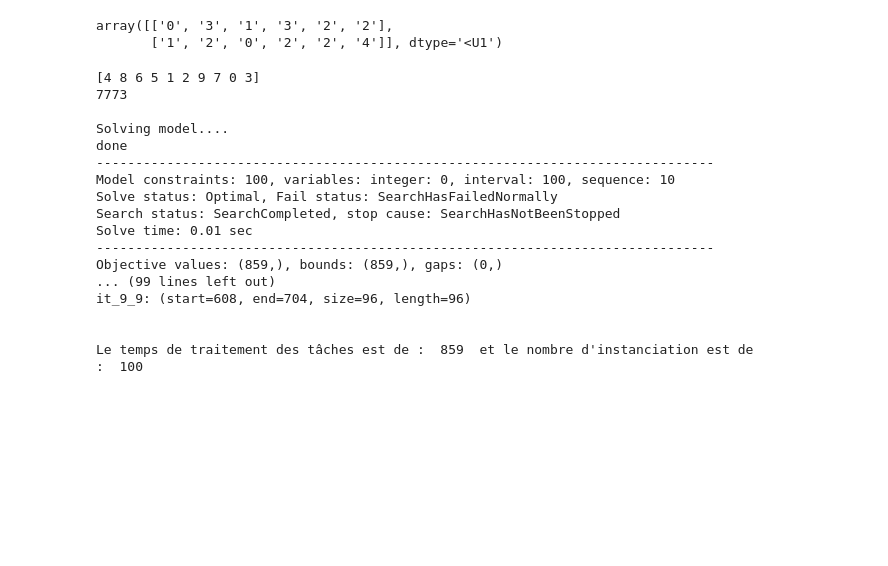
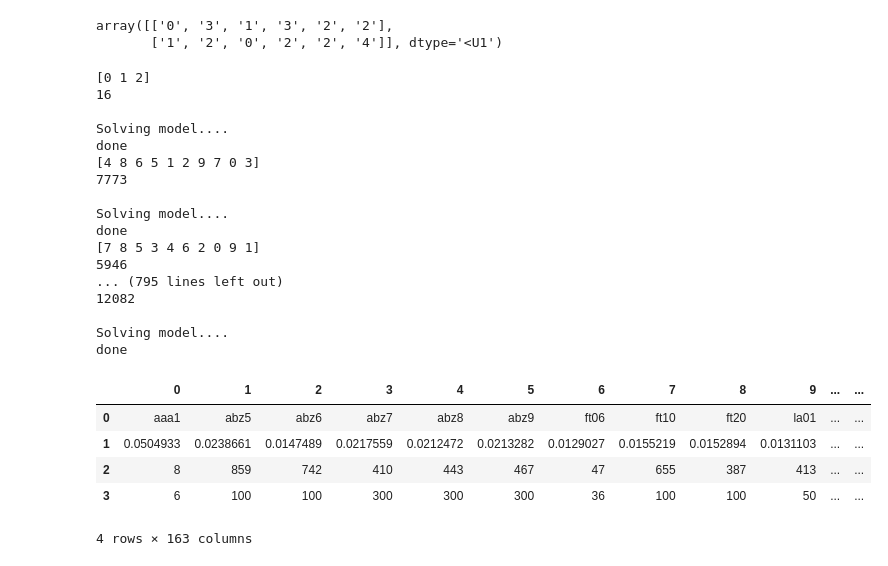
Before and after one commit to PremBamrung/metaheuristique, a Jupyter notebook: notebook/Cplex instances test.ipynb, the cells around one changed output. Drawn from its saved outputs; the diff is of its cells as text; code cells hidden in the pictures; blank space fills up the shorter version.

```diff
--- a/notebook/Cplex instances test.ipynb
+++ b/notebook/Cplex instances test.ipynb
@@ -146,36 +147,59 @@ data
 array([['0', '3', '1', '3', '2', '2'],
        ['1', '2', '0', '2', '2', '4']], dtype='<U1')
 # %%
+path = "/home/bamrung/Documents/metaheuristique/template-jobshop/instances"
+
+files = r.get_files(path)[1:]
 
 Duration = []
 Instances = []
+runtimes=[]
+instances=[]
 
+for f in files:
+    # read one instance and output a data matrix
+    data = r.read_instance(f)
 
-
-# read one instance and output a data matrix
-data = r.read_instance(files[1])
-# Create machine and duration matrixes here on the varible data
-machines = r.get_machines(data)
-duration = r.get_duration(data)
-# apply model
-solution, nb_instance = solver(machines, duration)
-Duration.append(solution)
-Instances.append(nb_instance)
+    try:
+        # Create machine and duration matrixes here on the varible data
+        machines = r.get_machines(data)
+        duration = r.get_duration(data)
+        # apply model
+        solution, nb_instance,runtime = solver(machines, duration)
+        instances.append(f.split("/")[-1])
+        Duration.append(solution)
+        Instances.append(nb_instance)
+        runtimes.append(runtime)
+    except:
+        print("Error with instances")
+        instances.append(f.split("/")[-1])
+        Duration.append("error")
+        Instances.append("error")
+        runtimes.append("error")
 # %% [output]
+[0 1 2]
+16
+
+Solving model....
+done
 [4 8 6 5 1 2 9 7 0 3]
 7773
 
 Solving model....
 done
--------------------------------------------------------------------------------
-Model constraints: 100, variables: integer: 0, interval: 100, sequence: 10
-Solve status: Optimal, Fail status: SearchHasFailedNormally
-Search status: SearchCompleted, stop cause: SearchHasNotBeenStopped
-Solve time: 0.01 sec
--------------------------------------------------------------------------------
-Objective values: (859,), bounds: (859,), gaps: (0,)
-... (99 lines left out)
-it_9_9: (start=608, end=704, size=96, length=96)
+[7 8 5 3 4 6 2 0 9 1]
+5946
+... (795 lines left out)
+12082
 
-
-Le temps de traitement des tâches est de :  859  et le nombre d'instanciation est de :  100
+Solving model....
+done
+# %%
+pd.DataFrame([instances,runtimes,Duration,Instances])
+# %% [output]
+|  | 0 | 1 | 2 | 3 | 4 | 5 | 6 | 7 | 8 | 9 | ... | ... |
+| 0 | aaa1 | abz5 | abz6 | abz7 | abz8 | abz9 | ft06 | ft10 | ft20 | la01 | ... | ... |
+| 1 | 0.0504933 | 0.0238661 | 0.0147489 | 0.0217559 | 0.0212472 | 0.0213282 | 0.0129027 | 0.0155219 | 0.0152894 | 0.0131103 | ... | ... |
+| 2 | 8 | 859 | 742 | 410 | 443 | 467 | 47 | 655 | 387 | 413 | ... | ... |
+| 3 | 6 | 100 | 100 | 300 | 300 | 300 | 36 | 100 | 100 | 50 | ... | ... |
+4 rows × 163 columns
```
Also changed, not shown: parts of 3 cells of this notebook.
